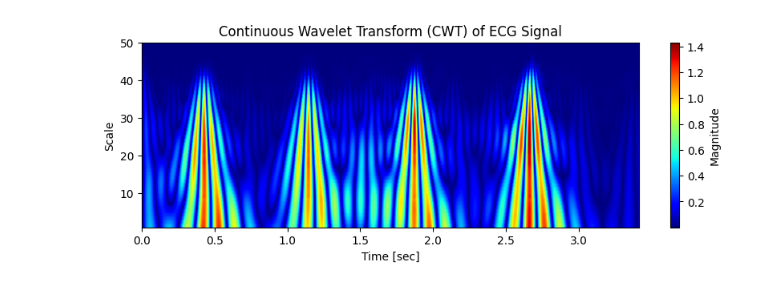
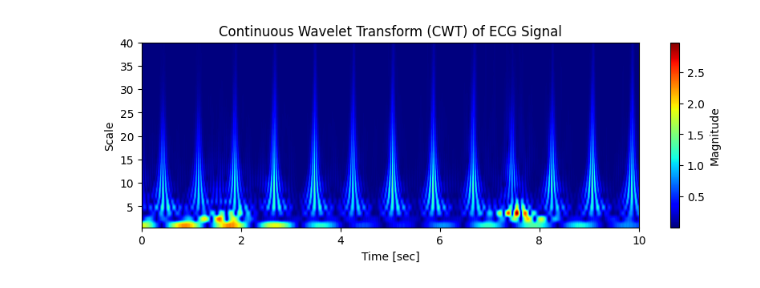
Before and after one commit to devilhyt/ecg-federated-learning-public, a Jupyter notebook: archive/wavelet.ipynb, the cells around one changed output. Cells and saved outputs as stored; diff of their text form; code cells hidden in the pictures.

Commit message:
feat: add signal preprocessing notebook with wavelet transform steps

```diff
--- a/archive/wavelet.ipynb
+++ b/archive/wavelet.ipynb
@@ -5,10 +5,10 @@ import pywt
 import matplotlib.pyplot as plt
 import numpy as np
 # %%
-df = pd.read_csv('REFERENCE-v3.csv', names=['filename', 'label'], header=None)
+df = pd.read_csv('../dataset/REFERENCE-v3.csv', names=['filename', 'label'], header=None)
 filename = df.loc[0, 'filename']
-r = wfdb.rdrecord(f'./training2017/{filename}')
-s = r.p_signal[:1024,0]
+r = wfdb.rdrecord(f'../dataset/training2017/{filename}')
+s = r.p_signal[:3000,0]
 wfdb.plot_items(signal=s,
                 figsize=(10, 3),)
 # %% [output]
@@ -23,18 +16,22 @@ array([[-0.127],
 # %%
-scales = np.arange(1, 51)
-sampling_frequency = 300
-coefs, freqs = pywt.cwt(s,
-                        scales=scales,
-                        wavelet='morl',
-                        sampling_period=1.0 / sampling_frequency)
+signal_freq = 300
+freqs = np.linspace(40, 0.5, 32)
+norm_freqs = freqs / signal_freq
+scales = pywt.frequency2scale("morl", norm_freqs)
+
+coefs, _ = pywt.cwt(s, scales=scales, wavelet="morl", sampling_period=1.0 / signal_freq)
 
 plt.figure(figsize=(10, 3))
-plt.imshow(np.abs(coefs), extent=[0, len(s) / sampling_frequency, scales.min(), scales.max()],
-           aspect='auto', cmap='jet')
-plt.colorbar(label='Magnitude')
-plt.ylabel('Scale')
-plt.xlabel('Time [sec]')
-plt.title('Continuous Wavelet Transform (CWT) of ECG Signal')
+plt.imshow(
+    np.abs(coefs),
+    extent=[0, len(s) / signal_freq, freqs.min(), freqs.max()],
+    aspect="auto",
+    cmap="jet",
+)
+plt.colorbar(label="Magnitude")
+plt.ylabel("Scale")
+plt.xlabel("Time [sec]")
+plt.title("Continuous Wavelet Transform (CWT) of ECG Signal")
 plt.show()
 # %% [output]
-[figure, old version]
+[figure, new version]
```
Also changed, not shown: parts of 2 cells of this notebook, 1 other file.
